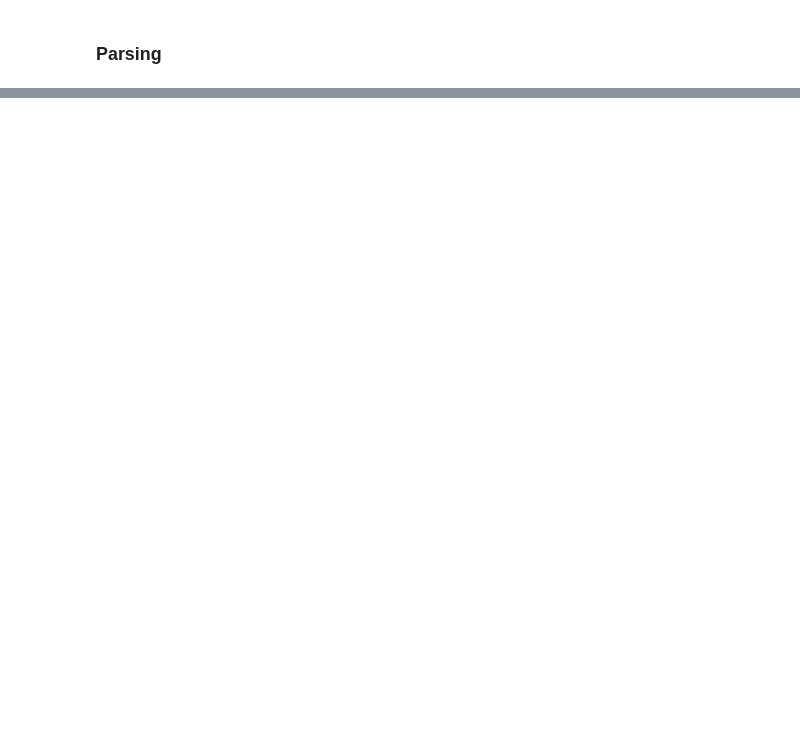
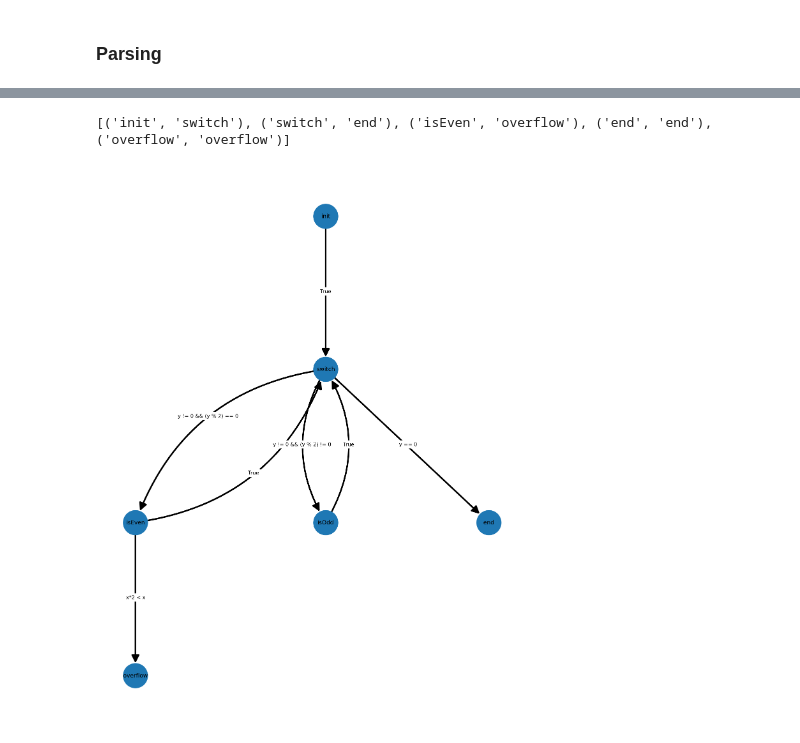
Before and after one commit to pedromiguelf2001/Formal-Verification, a Jupyter notebook: grafo_netX.ipynb, the cells around one changed output, grey strips where cells are left out. Drawn from its saved outputs; the diff is of its cells as text; code cells hidden in the pictures; blank space fills up the shorter version.

```diff
--- a/grafo_netX.ipynb
+++ b/grafo_netX.ipynb
@@ -137,0 +102,73 @@ And(Equals(prox['pc'], bv(11)), Equals(prox['y'], BVUDiv(curr['y'], BV(2))))
+# %%
+G = nx.MultiDiGraph()
+G.add_edges_from(edge_list)
+pos = nx.nx_pydot.graphviz_layout(G, prog="dot")
+rad = 0.3
+
+straight_edges = [(ini, to) for ini, to in edge_list if (to, ini) not in edge_list or to == ini]
+curved_edges = list(set(edge_list) - set(straight_edges))
+straight_edge_labels = {key: val for key, val in edge_labels.items() if key in straight_edges}
+curved_edge_labels = {key: val for key, val in edge_labels.items() if key in curved_edges}
+
+print(straight_edges)
+fig, ax = plt.subplots(figsize=(24, 32))
+nx.draw_networkx_nodes(G, pos=pos, ax=ax, node_size=6000, labels=edge_list)
+nx.draw_networkx_labels(G, pos=pos, font_size=18)
+nx.draw_networkx_edges(
+    G, pos=pos, ax=ax, edgelist=curved_edges, node_size=6000, width=5.0,
+    arrowsize=50, connectionstyle=f'arc3, rad={rad}'
+)
+nx.draw_networkx_edges(
+    G, pos=pos, ax=ax, edgelist=straight_edges, node_size=6000, width=5.0,
+    arrowsize=50
+)
+
+label_pos  = 0.5
+text_items = {}
+for (n1, n2), label in edge_labels.items():
+    (x1, y1) = pos[n1]
+    (x2, y2) = pos[n2]
+    (x, y) = (
+        x1 * label_pos + x2 * (1.0 - label_pos),
+        y1 * label_pos + y2 * (1.0 - label_pos),
+    )
+    pos_1 = ax.transData.transform(np.array(pos[n1]))
+    pos_2 = ax.transData.transform(np.array(pos[n2]))
+    linear_mid = 0.5*pos_1 + 0.5*pos_2
+    d_pos = pos_2 - pos_1
+    rotation_matrix = np.array([(0,1), (-1,0)])
+    ctrl_1 = linear_mid + rad*rotation_matrix@d_pos
+    ctrl_mid_1 = 0.5*pos_1 + 0.5*ctrl_1
+    ctrl_mid_2 = 0.5*pos_2 + 0.5*ctrl_1
+    bezier_mid = 0.5*ctrl_mid_1 + 0.5*ctrl_mid_2
+    (x, y) = ax.transData.inverted().transform(bezier_mid)
+
+    trans_angle = 0.0
+
+    if not isinstance(label, str):
+        label = str(label)  # this makes "1" and 1 labeled the same
+
+    if (n1,n2) not in curved_edges:
+        (x, y) = (
+            x1 * label_pos + x2 * (1.0 - label_pos),
+            y1 * label_pos + y2 * (1.0 - label_pos),
+        )
+
+    t = ax.text(
+        x-(len(label)*0.7) ,
+        y,
+        label,
+        size=16,
+        rotation=trans_angle,
+        transform=ax.transData,
+        bbox=dict(boxstyle="round", ec=(1.0, 1.0, 1.0), fc=(1.0, 1.0, 1.0)),
+        zorder=1,
+    )
+    text_items[(n1, n2)] = t
+
+
+plt.axis('off')
+plt.show()
+# %% [output]
+[('init', 'switch'), ('switch', 'end'), ('isEven', 'overflow'), ('end', 'end'), ('overflow', 'overflow')]
+[figure, added]
```
Also changed, not shown: parts of 6 cells of this notebook, 2 other files.
